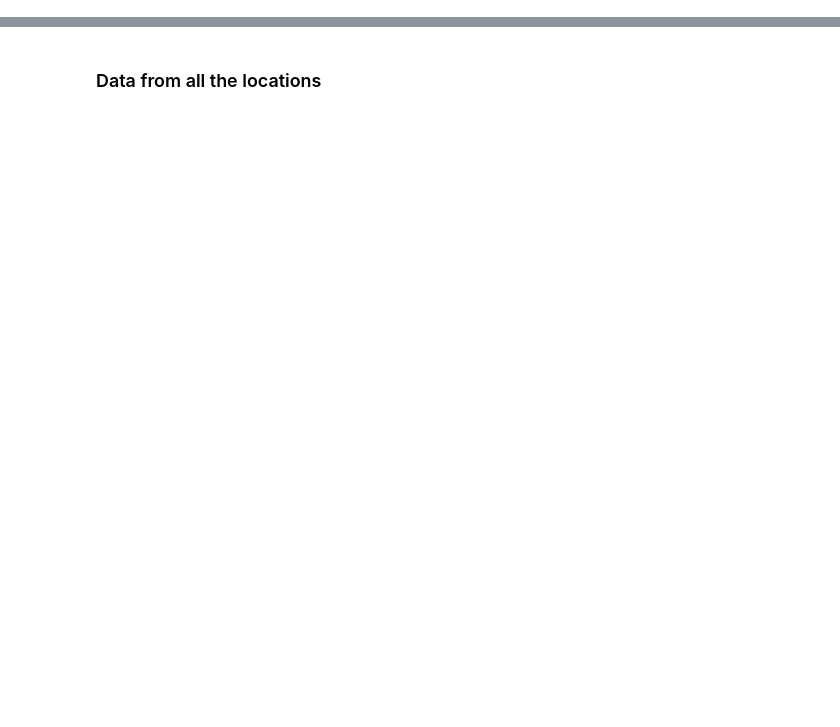
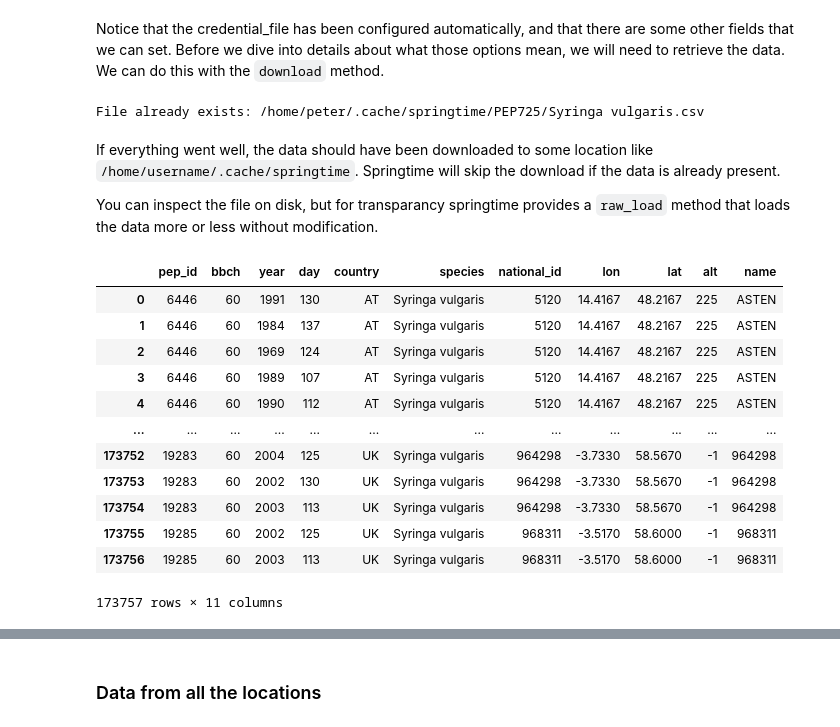
Before and after one commit to phenology/springtime, a Jupyter notebook: docs/notebooks/user_guide/datasets/datasets_pep725.ipynb, the cells around one changed output, grey strips where cells are left out. Saved outputs shown, nothing was run; the diff lists cells and outputs as text; code cells hidden in the pictures; blank space fills up the shorter version.

Commit message:
Move pep725 and eobs walkthroughs to their own notebooks and add a notebook for combining datasets

```diff
--- a/docs/notebooks/user_guide/datasets/datasets_pep725.ipynb
+++ b/docs/notebooks/user_guide/datasets/datasets_pep725.ipynb
@@ -7,2 +48,5 @@
 # %%
-from springtime.datasets.insitu.pep725 import PEP725Phenor
+from springtime.datasets import PEP725Phenor
+
+dataset = PEP725Phenor(species="Syringa vulgaris", phenophase=11)
+print(dataset)
@@ -8,0 +63,29 @@ from springtime.datasets.insitu.pep725 import PEP725Phenor
+# %% [markdown]
+Notice that the credential_file has been configured automatically, and that there are some other fields that we can set. Before we dive into details about what those options mean, we will need to retrieve the data. We can do this with the `download` method.
+# %%
+dataset.download()
+# %% [output]
+File already exists: /home/peter/.cache/springtime/PEP725/Syringa vulgaris.csv
+# %% [markdown]
+If everything went well, the data should have been downloaded to some location
+like `/home/username/.cache/springtime`. Springtime will skip the download if
+the data is already present.
+
+You can inspect the file on disk, but for transparancy springtime provides a
+`raw_load` method that loads the data more or less without modification.
+# %%
+dataset.raw_load()
+# %% [output]
+|  | pep_id | bbch | year | day | country | species | national_id | lon | lat | alt | name |
+| 0 | 6446 | 60 | 1991 | 130 | AT | Syringa vulgaris | 5120 | 14.4167 | 48.2167 | 225 | ASTEN |
+| 1 | 6446 | 60 | 1984 | 137 | AT | Syringa vulgaris | 5120 | 14.4167 | 48.2167 | 225 | ASTEN |
+| 2 | 6446 | 60 | 1969 | 124 | AT | Syringa vulgaris | 5120 | 14.4167 | 48.2167 | 225 | ASTEN |
+| 3 | 6446 | 60 | 1989 | 107 | AT | Syringa vulgaris | 5120 | 14.4167 | 48.2167 | 225 | ASTEN |
+| 4 | 6446 | 60 | 1990 | 112 | AT | Syringa vulgaris | 5120 | 14.4167 | 48.2167 | 225 | ASTEN |
+| ... | ... | ... | ... | ... | ... | ... | ... | ... | ... | ... | ... |
+| 173752 | 19283 | 60 | 2004 | 125 | UK | Syringa vulgaris | 964298 | -3.7330 | 58.5670 | -1 | 964298 |
+| 173753 | 19283 | 60 | 2002 | 130 | UK | Syringa vulgaris | 964298 | -3.7330 | 58.5670 | -1 | 964298 |
+| 173754 | 19283 | 60 | 2003 | 113 | UK | Syringa vulgaris | 964298 | -3.7330 | 58.5670 | -1 | 964298 |
+| 173755 | 19285 | 60 | 2002 | 125 | UK | Syringa vulgaris | 968311 | -3.5170 | 58.6000 | -1 | 968311 |
+| 173756 | 19285 | 60 | 2003 | 113 | UK | Syringa vulgaris | 968311 | -3.5170 | 58.6000 | -1 | 968311 |
+173757 rows × 11 columns
```
Also changed, not shown: parts of 17 cells of this notebook, 4 other files.
